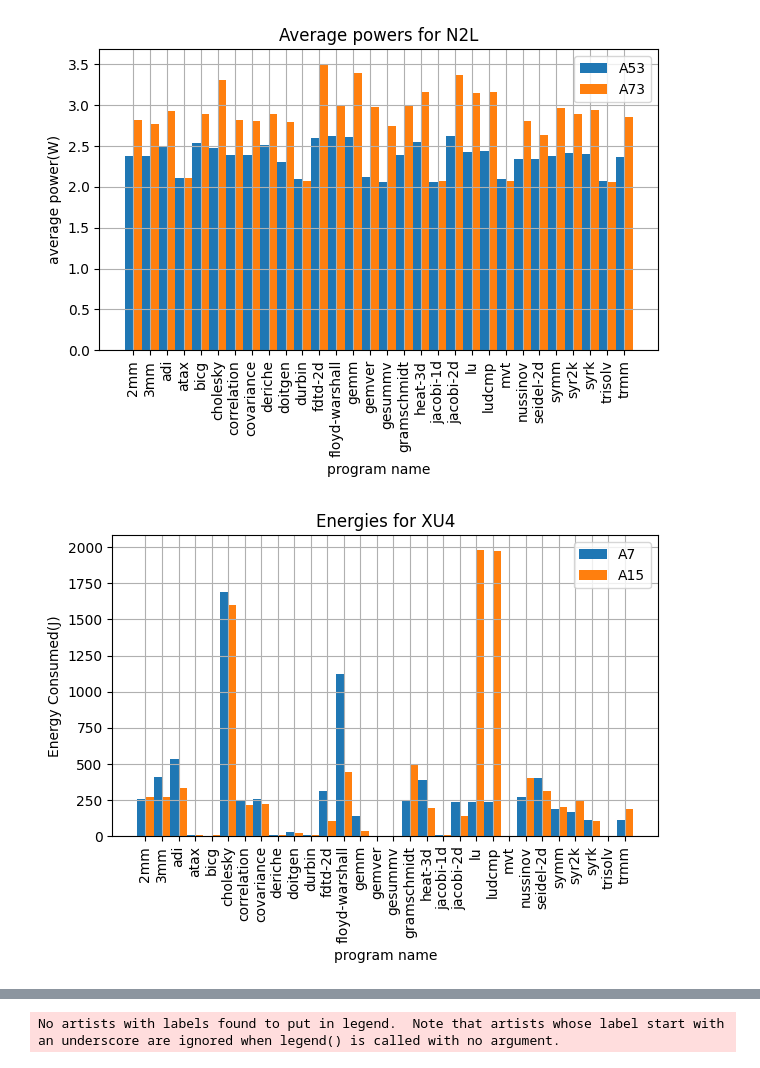
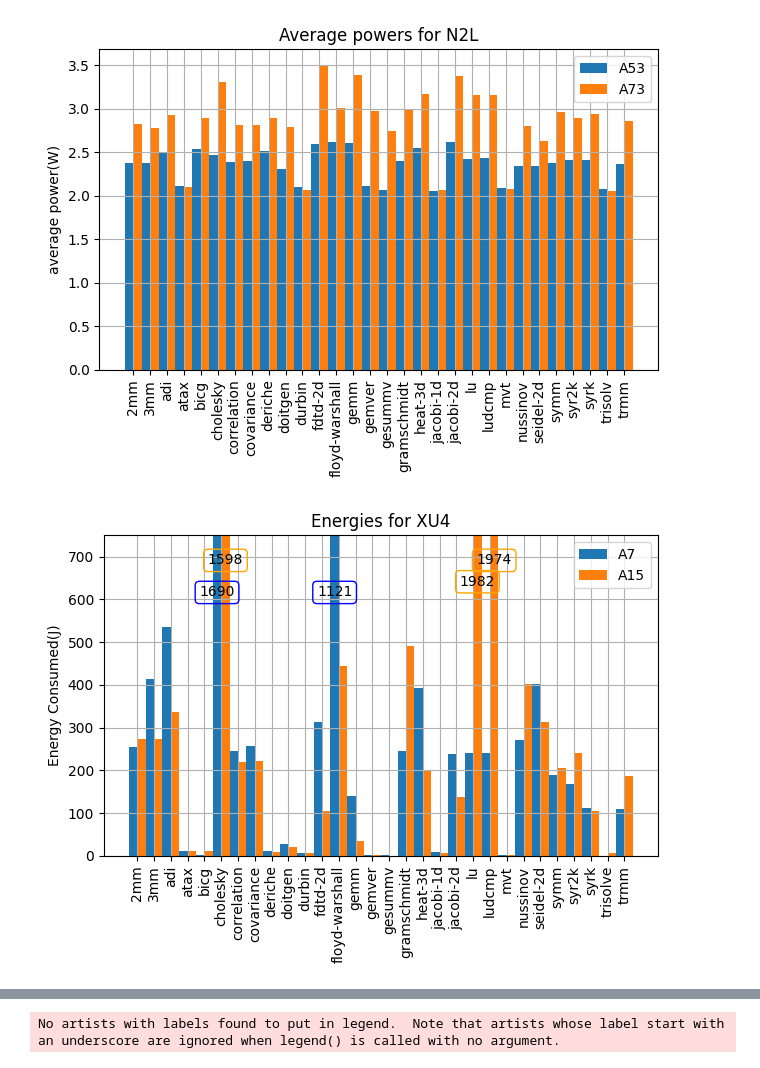
Before and after one commit to Hema-Sri-Ch/mini-project, a Jupyter notebook: Polybench/Powers/Visualize.ipynb, the cells around one changed output, grey strips where cells are left out. Cells and saved outputs as stored; diff of their text form; code cells hidden in the pictures.

Commit message:
adjusted ranges of plots

```diff
--- a/Polybench/Powers/Visualize.ipynb
+++ b/Polybench/Powers/Visualize.ipynb
@@ -23,5 +24,5 @@ for file in files:
 # %%
-command = "ls power32-4/*.csv"
+command = "ls power32-singleBig/*.csv"
 output = subprocess.check_output(command, shell=True, text=True)
 
 files = output.split()
@@ -34,10 +35,11 @@ for file in files:
     Y2.append(df['power'].mean()/1000)
     time = np.array(df['time_stamp'])
     Energy2.append((df['power'].mean()/1000)*((time[-1] - time[0])/1000))
-    X2.append(file[10:-4])
+    t = file.find('/')
+    X2.append(file[t+1:-4])
 # %%
 # Run the 'ls' command and capture its output
-command = "ls power64-0/*.csv"
+command = "ls power64-singleSmall/*.csv"
 output = subprocess.check_output(command, shell=True, text=True)
 
 # Print the captured output
@@ -51,6 +53,7 @@ for file in files:
     Y3.append(df['power'].mean()/1000)
     time = np.array(df['time_stamp'])
     Energy3.append((df['power'].mean()/1000)*((time[-1] - time[0])/1000))
-    X3.append(file[10:-4])
+    t = file.find('/')
+    X3.append(file[t+1:-4])
 # %%
 # Run the 'ls' command and capture its output
@@ -91,7 +95,7 @@ barWidth = 0.5
 x = np.arange(len(X1))
 plt.bar(x, Y3, width = barWidth, label = "A53")
 plt.bar(x+barWidth, Y4, width = barWidth, label = "A73")
-plt.xlabel("program name")
+#plt.xlabel("program name")
 plt.ylabel("average power(W)")
 plt.xticks(x+barWidth/2, X1, rotation=90)
 plt.grid()
@@ -100,22 +104,60 @@ plt.title("Average powers for N2L")
 plt.tight_layout()
 plt.savefig("plot2.png")
 # %% [output]
-[figure, old version]
+[figure, new version]
 # %%
-# Plotting Energy for small and big cores
+# # Plotting Energy for small and big cores
+# barWidth = 0.5
+# x = np.arange(len(X1))
+# plt.bar(x, Energy1, width = barWidth, label = "A7")
+# plt.bar(x+barWidth, Energy2, width = barWidth, label = "A15")
+# #plt.xlabel("program name")
+# plt.ylabel("Energy Consumed(J)")
+# plt.ylim(0, 750)
+# plt.xticks(x+barWidth/2, X1, rotation=90)
+# plt.grid()
+# plt.legend()
+# plt.title("Energies for XU4")
+# plt.tight_layout()
+# plt.savefig("plot3.png")
+# plt.show()
+
+
+
 barWidth = 0.5
 x = np.arange(len(X1))
-plt.bar(x, Energy1, width = barWidth, label = "A7")
-plt.bar(x+barWidth, Energy2, width = barWidth, label = "A15")
-plt.xlabel("program name")
+
+# Plotting the bar graph
+plt.bar(x, Energy1, width=barWidth, label="A7")
+plt.bar(x + barWidth, Energy2, width=barWidth, label="A15")
+
+# Set y-axis limit
+plt.ylim(0, 750)
+
+t2 = 625
+t1 = 650
+# Annotate bars that exceed the y-axis limit
+for i, (e3, e4) in enumerate(zip(Energy1, Energy2)):
+    if e3 > plt.ylim()[1]:
+        plt.text(i, 600, f'{e3:.0f}', ha='center', va='bottom', color='black', fontsize=10,
+                 bbox=dict(boxstyle='round', edgecolor='blue', facecolor='none', linewidth=1))
+
+    if e4 > plt.ylim()[1]:
+        if(t2==625):
+            t2=675
+        else:
+            t2=625
+        plt.text(i + barWidth, t2, f'{e4:.0f}', ha='center', va='bottom', color='black', fontsize=10,
+                 bbox=dict(boxstyle='round', edgecolor='orange', facecolor='none', linewidth=1))
+
 plt.ylabel("Energy Consumed(J)")
-plt.xticks(x+barWidth/2, X1, rotation=90)
+plt.xticks(x + barWidth / 2, X3, rotation=90)
 plt.grid()
 plt.legend()
 plt.title("Energies for XU4")
 plt.tight_layout()
 plt.savefig("plot3.png")
 plt.show()
 # %% [output]
-[figure, old version]
+[figure, new version]
 # %%
```
Also changed, not shown: parts of 9 cells of this notebook, 7 other files.
